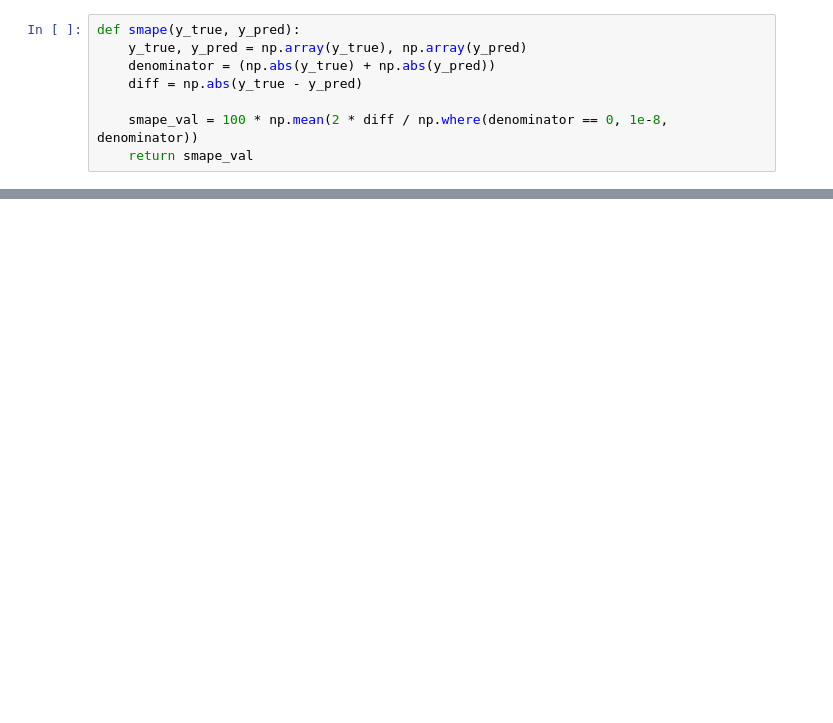
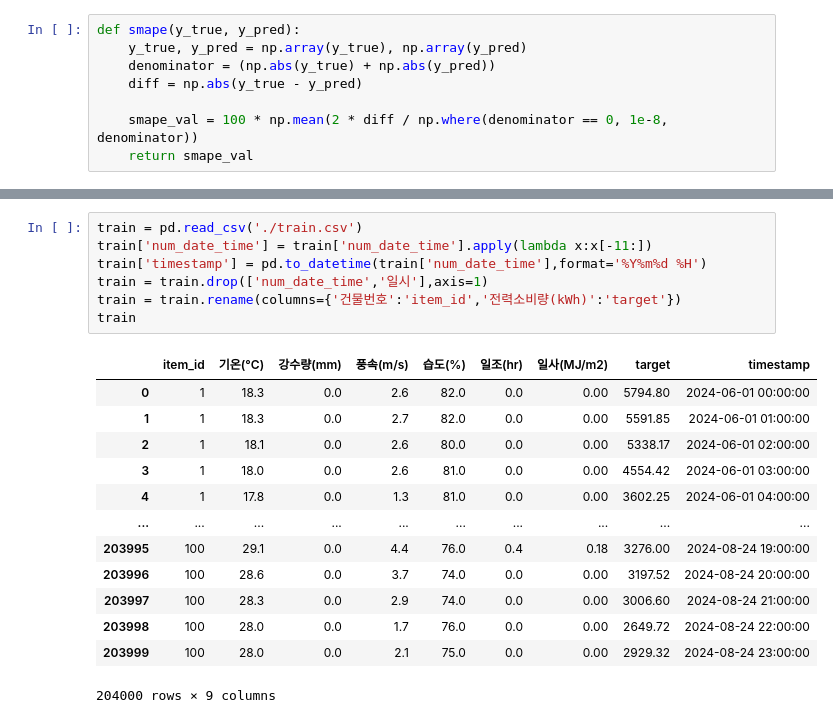
Before and after one commit to jjh0987/MyProject, a Jupyter notebook: pythonProject/2025/전력사용량예측/Untitled.ipynb, the cells around one changed output, grey strips where cells are left out. Cells and saved outputs as stored; diff of their text form; blank space fills up the shorter version.

```diff
--- a/pythonProject/2025/전력사용량예측/Untitled.ipynb
+++ b/pythonProject/2025/전력사용량예측/Untitled.ipynb
@@ -31,0 +119,21 @@ from pycaret import regression
+# %%
+train = pd.read_csv('./train.csv')
+train['num_date_time'] = train['num_date_time'].apply(lambda x:x[-11:])
+train['timestamp'] = pd.to_datetime(train['num_date_time'],format='%Y%m%d %H')
+train = train.drop(['num_date_time','일시'],axis=1)
+train = train.rename(columns={'건물번호':'item_id','전력소비량(kWh)':'target'})
+train
+# %% [output]
+|  | item_id | 기온(°C) | 강수량(mm) | 풍속(m/s) | 습도(%) | 일조(hr) | 일사(MJ/m2) | target | timestamp |
+| 0 | 1 | 18.3 | 0.0 | 2.6 | 82.0 | 0.0 | 0.00 | 5794.80 | 2024-06-01 00:00:00 |
+| 1 | 1 | 18.3 | 0.0 | 2.7 | 82.0 | 0.0 | 0.00 | 5591.85 | 2024-06-01 01:00:00 |
+| 2 | 1 | 18.1 | 0.0 | 2.6 | 80.0 | 0.0 | 0.00 | 5338.17 | 2024-06-01 02:00:00 |
+| 3 | 1 | 18.0 | 0.0 | 2.6 | 81.0 | 0.0 | 0.00 | 4554.42 | 2024-06-01 03:00:00 |
+| 4 | 1 | 17.8 | 0.0 | 1.3 | 81.0 | 0.0 | 0.00 | 3602.25 | 2024-06-01 04:00:00 |
+| ... | ... | ... | ... | ... | ... | ... | ... | ... | ... |
+| 203995 | 100 | 29.1 | 0.0 | 4.4 | 76.0 | 0.4 | 0.18 | 3276.00 | 2024-08-24 19:00:00 |
+| 203996 | 100 | 28.6 | 0.0 | 3.7 | 74.0 | 0.0 | 0.00 | 3197.52 | 2024-08-24 20:00:00 |
+| 203997 | 100 | 28.3 | 0.0 | 2.9 | 74.0 | 0.0 | 0.00 | 3006.60 | 2024-08-24 21:00:00 |
+| 203998 | 100 | 28.0 | 0.0 | 1.7 | 76.0 | 0.0 | 0.00 | 2649.72 | 2024-08-24 22:00:00 |
+| 203999 | 100 | 28.0 | 0.0 | 2.1 | 75.0 | 0.0 | 0.00 | 2929.32 | 2024-08-24 23:00:00 |
+204000 rows × 9 columns
```
Also changed, not shown: parts of 10 cells of this notebook, 23 other files.
